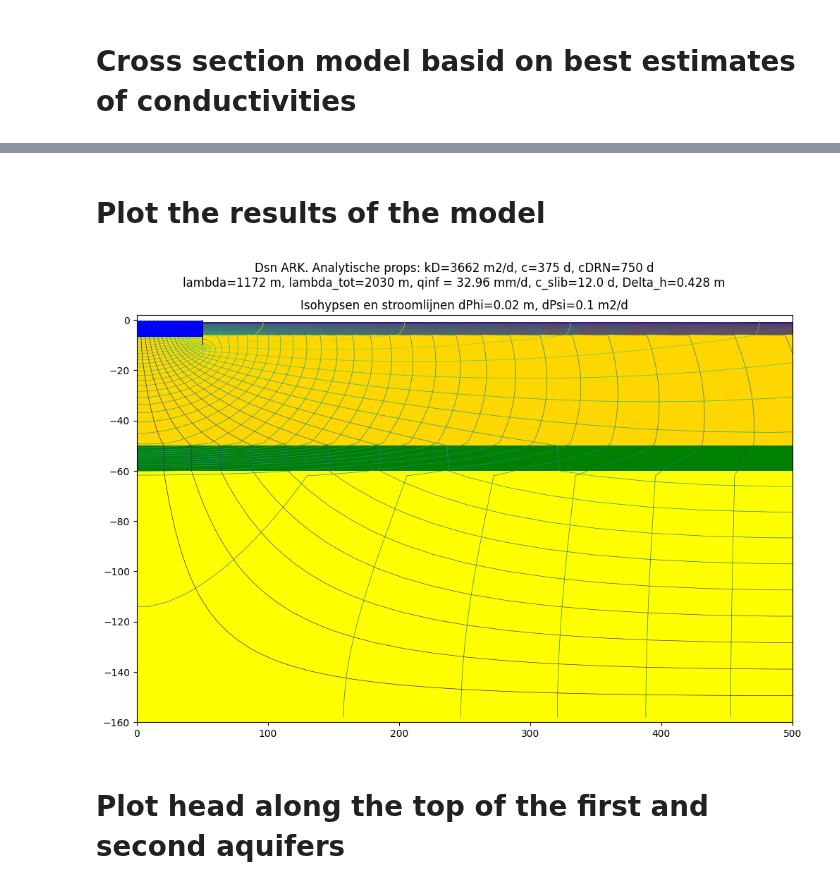
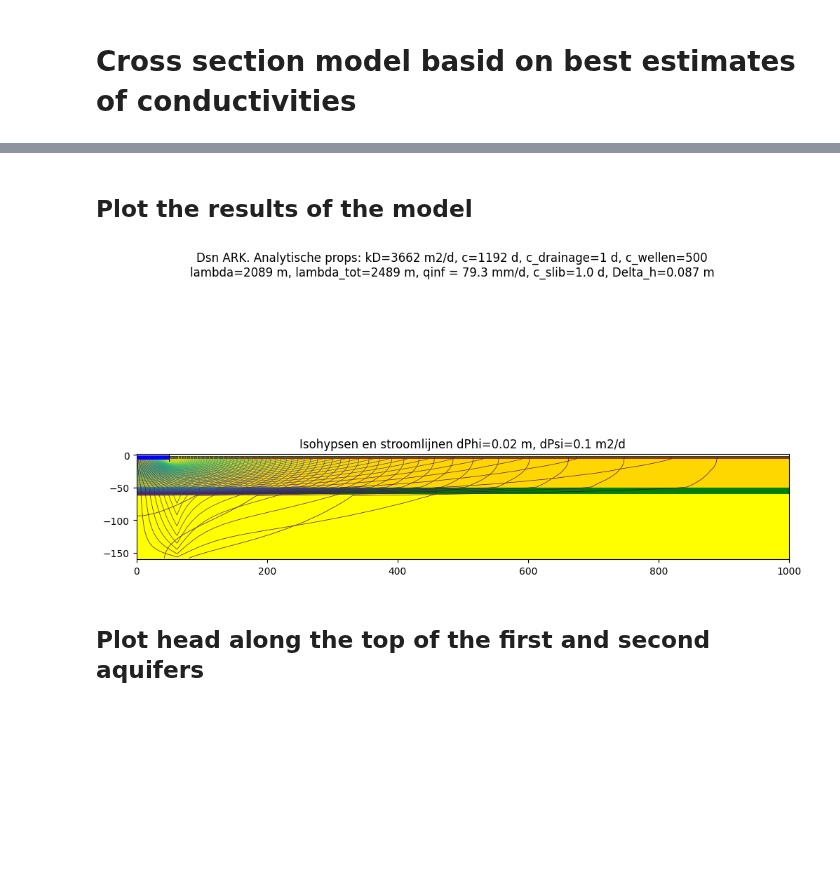
Before and after one commit to Olsthoorn/mf6lab, a Jupyter notebook: Projects/ARK_RWS/notebooks/explore_data.ipynb, the cells around one changed output, grey strips where cells are left out. Drawn from its saved outputs; the diff is of its cells as text; code cells hidden in the pictures; blank space fills up the shorter version.

Commit message:
Working on the correctness of the model.

```diff
--- a/Projects/ARK_RWS/notebooks/explore_data.ipynb
+++ b/Projects/ARK_RWS/notebooks/explore_data.ipynb
@@ -6,11 +6,20 @@ import numpy as np
 import matplotlib.pyplot as plt
 from matplotlib.patches import Rectangle
 import pandas as pd
-from scipy.interpolate import Akima1DInterpolator
 from PIL import Image
 from glob import glob
 from tools.fdm.src import fdm3Blom, mfgrid
 from tools.etc import color_cycler, logo, descr, pickleto, picklefrom
+from importlib import reload
+
+print("=== Current Session ===")
+print("os.getcwd():", os.getcwd())
+print("sys.executable: ", sys.executable)
+print("sys.path:")
+for p in sys.path:
+    print(p)
+print("=======================")
+
 
 NOTEBOOK_NAME = "explore_data.ipynb"
 print(f"NOTEBOOK_NAME = '{NOTEBOOK_NAME}'")
@@ -732,10 +808,32 @@ Q1 (internal)            =           0.000 m3/d, total internal flow
 Q2 (boundaries)          =           0.000 m3/d, total from boundaries
 ===== end of water balance =====
 # %% [markdown]
-# Plot the results of the model
+## Plot the results of the model
 # %%
+# --- Define funcion to fill x-section with colored patches
+def get_patches(ax):
+    for lg in lagen.index:
+        rec = lagen.loc[lg]
+        extent = (gr.x[0], gr.x[-1], rec['okLaag'], rec['bkLaag'])
+        R = Rectangle((extent[0], extent[2]), extent[1] - extent[0], extent[3] - extent[2], fc=rec['fc'])
+        ax.add_patch(R)
+    ax.add_patch(Rectangle((0, zARK), bARK, hARK - zARK, fc='blue', zorder=4)) # ARK waterlichaam
+    ax.add_patch(Rectangle((+bARK, zdw), +ddw, 0 - zdw, fc='k', zorder=4))     # Damwand
+    ax.add_patch(Rectangle((-bARK, zdw), -ddw, 0 - zdw, fc='k', zorder=4))     # Damwand
+    ax.add_patch(Rectangle((0, -zARK), 0, bARK, fc='gray', zorder=5)) # Kanaalbodem
+
+# --- We want the head along the top of the first and second aquifers
+itop_WVP1 = np.searchsorted(-gr.z, -lagen.loc[1, 'okLaag'])
+itop_WVP2 = np.searchsorted(-gr.z, -lagen.loc[3, 'okLaag'])
+
+# --- The masks for the top of the first and second aquifers
+top_WVP1 = (gr.ZM == gr.zm[itop_WVP1])
+top_WVP2 = (gr.ZM == gr.zm[itop_WVP2])
+
+
 # --- step size of isohypses and stream function lines
 dphi, dpsi = 0.02, 0.1
+b_wellen = 300
 
 # --- get levels for  contouring
 phi_min, phi_max = np.round(np.nanmin(out['Phi']) * 100) / 100, np.round(np.nanmax(out['Phi']) * 100) / 100
@@ -747,44 +845,45 @@ psi_levels = np.arange(psi_min, psi_max + dpsi, dpsi)
 
 # --- View window
 ylim = (None, 2)
-xlim = (0, 500)
+xlim = (0, 1000)
 
 # --- Plot of cross section
 fig, ax = plt.subplots(figsize=(12, 7.5))
 
 # --- Patch to show layers in colors
 get_patches(ax)
 
 # --- Contour heads and stream lines
 Ch = ax.contour(gr.XM[:,0,:], gr.ZM[:,0,:], out['Phi'][:, 0, :], levels=phi_levels, linewidths=0.5)
 Cp = ax.contour(gr.X[:,0,1:-1], gr.Z[:, 0, :-1], psi, levels=psi_levels, linewidths=0.5)
 
 # --- Compute the analytical properties of this aquifer
-kD, c, cDRN = get_analytical_props(gr, lagen, DRN)
+kD, c, cGHB, cDRN = get_analytical_props(gr, lagen, GHB, DRN)
 lam = np.sqrt(kD * c).round()
 lam_tot = np.sqrt(kD * (c + cDRN)).round()
 
 # --- Infiltration and resistance
-c_ARK_slib = (0.5 * gr.DZ[mask_ARK_slib]) / kv[mask_ARK_slib]
-Qinf = out['Q'][mask_ARK_slib]
+c_ARK_slib = gr.DZ[mask_ARK_slib] / kv[mask_ARK_slib]
+Qinf = out['Q'][mask_ARK]
 qinf = Qinf.sum() / bARK
 Delta_h = out['Phi'][mask_ARK_slib].mean() - out['Phi'][mask_below_slib].mean()
 
 # --- Suptitle with details of this cross section.
 supttl = (
-    f"Dsn ARK. Analytische props: kD={kD:.0f} m2/d, c={c:.0f} d, cDRN={cDRN:.0f} d\n" +
-    f"lambda={lam:.0f} m, lambda_tot={lam_tot:.0f} m, qinf = {qinf * 1000:.4} mm/d, c_slib={c_ARK_slib.mean():.1f} d, Delta_h={Delta_h:.3f} m"
+    f"Dsn ARK. Analytische props: kD={kD:.0f} m2/d, c={c:.0f} d, c_drainage={cGHB:.0f} d, c_wellen={cDRN:.0f}\n" +
+    f"lambda={lam:.0f} m, lambda_tot={lam_tot:.0f} m, qinf = {qinf * 1000:.1f} mm/d, c_slib={c_ARK_slib.mean():.1f} d, Delta_h={Delta_h:.3f} m"
 )
 fig.suptitle(supttl)
 ax.set_title(f"Isohypsen en stroomlijnen dPhi={dphi} m, dPsi={dpsi} m2/d")
 ax.set_xlim(xlim)
 ax.set_ylim(ylim)
+ax.set_aspect(1)
 
 plt.show()
 # %% [output]
-[figure, old version]
+[figure, new version]
 # %% [markdown]
-# Plot head along the top of the first and second aquifers
+## Plot head along the top of the first and second aquifers
 # %%
 fig, ax = plt.subplots(figsize=(12, 7.5))
 
```
Also changed, not shown: parts of 24 cells of this notebook, 4 other files.
